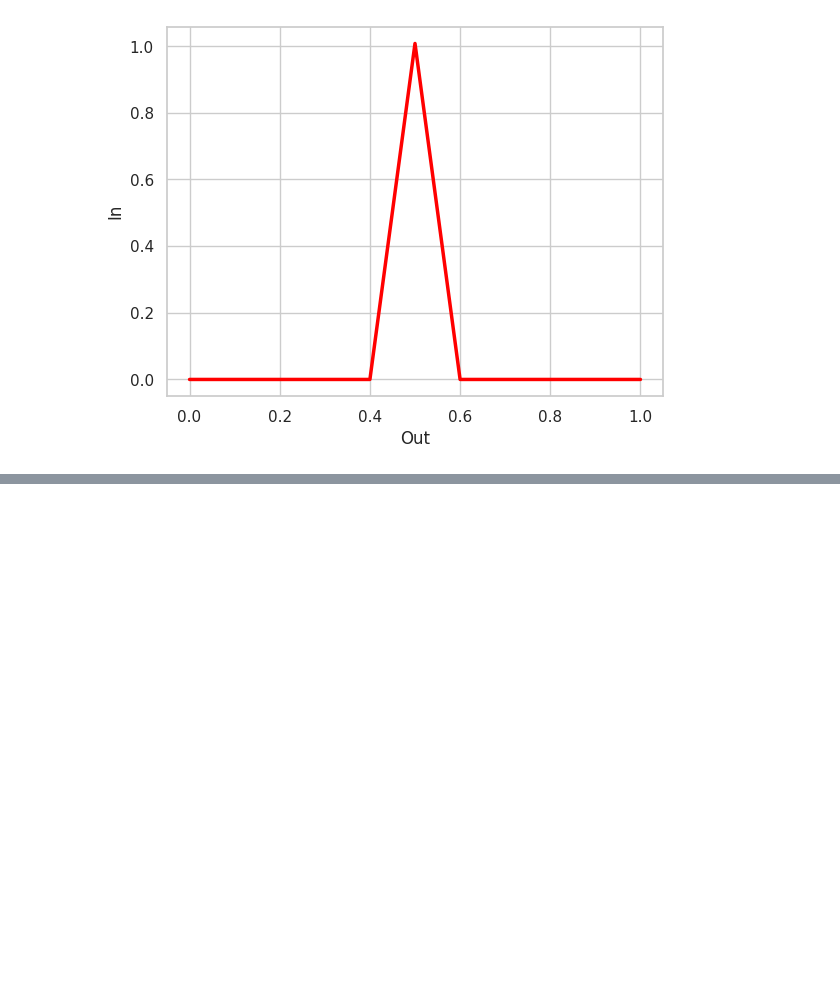
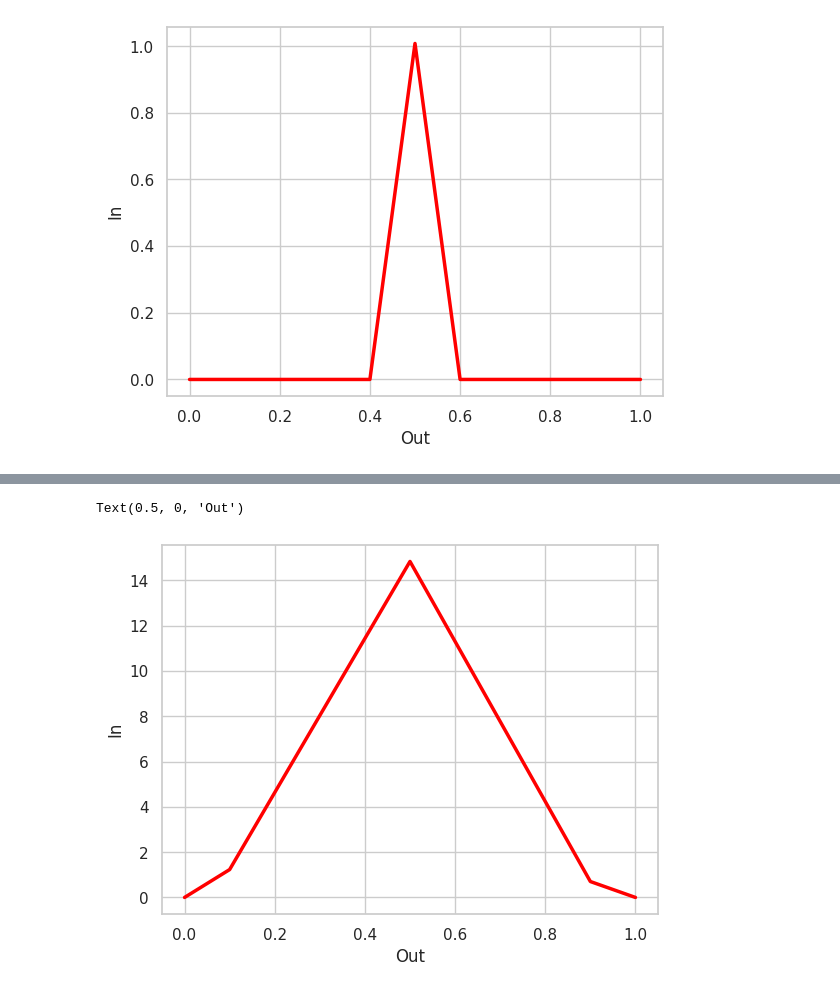
Before and after one commit to jhdaws/mhealth_classification, a Jupyter notebook: pytorch_test.ipynb, the cells around one changed output, grey strips where cells are left out. Drawn from its saved outputs; the diff is of its cells as text; code cells hidden in the pictures; blank space fills up the shorter version.

Commit message:
lightning tutorial

```diff
--- a/pytorch_test.ipynb
+++ b/pytorch_test.ipynb
@@ -179,0 +247,10 @@ Text(0.5, 0, 'Out')
+# %%
+model = BasicLightning()
+output_values = model(input_doses)
+sns.set(style='whitegrid')
+sns.lineplot(x=input_doses,
+             y=output_values.detach(),
+             color='red',
+             linewidth=2.5)
+plt.ylabel('In')
+plt.xlabel('Out')
@@ -179,0 +302,6 @@ Text(0.5, 0, 'Out')
+# %%
+inputs = torch.tensor([0., 0.5, 1.])
+labels = torch.tensor([0., 1., 0.])
+
+dataset = TensorDataset(inputs, labels)
+dataloader = DataLoader(dataset)
@@ -179,0 +310,14 @@ Text(0.5, 0, 'Out')
+# %%
+model = BasicLightningTrain()
+trainer = L.Trainer(max_epochs=34)
+
+tuner = Tuner(trainer)
+
+lr_find_result = tuner.lr_find(model,
+                              train_dataloaders=dataloader,
+                              min_lr=0.001,
+                              max_lr=1.0,
+                              early_stop_threshold=None)
+# finds 100 candidate lrs, and tests all of them
+new_lr = lr_find_result.suggestion()
+print(new_lr)
@@ -179,0 +342,6 @@ Text(0.5, 0, 'Out')
+# %%
+model.learning_rate = new_lr # set new lr
+
+trainer.fit(model, train_dataloaders=dataloader) # call configure optimizer and training_step, calls all (zero_grad, backward, step) automatically
+
+print(model.final_bias.data)
@@ -179,0 +369,12 @@ Text(0.5, 0, 'Out')
+# %%
+output_values = model(input_doses)
+sns.set(style='whitegrid')
+sns.lineplot(x=input_doses,
+             y=output_values.detach(),
+             color='red',
+             linewidth=2.5)
+plt.ylabel('In')
+plt.xlabel('Out')
+# %% [output]
+Text(0.5, 0, 'Out')
+[figure, added]
```
Also changed, not shown: parts of 11 cells of this notebook.
